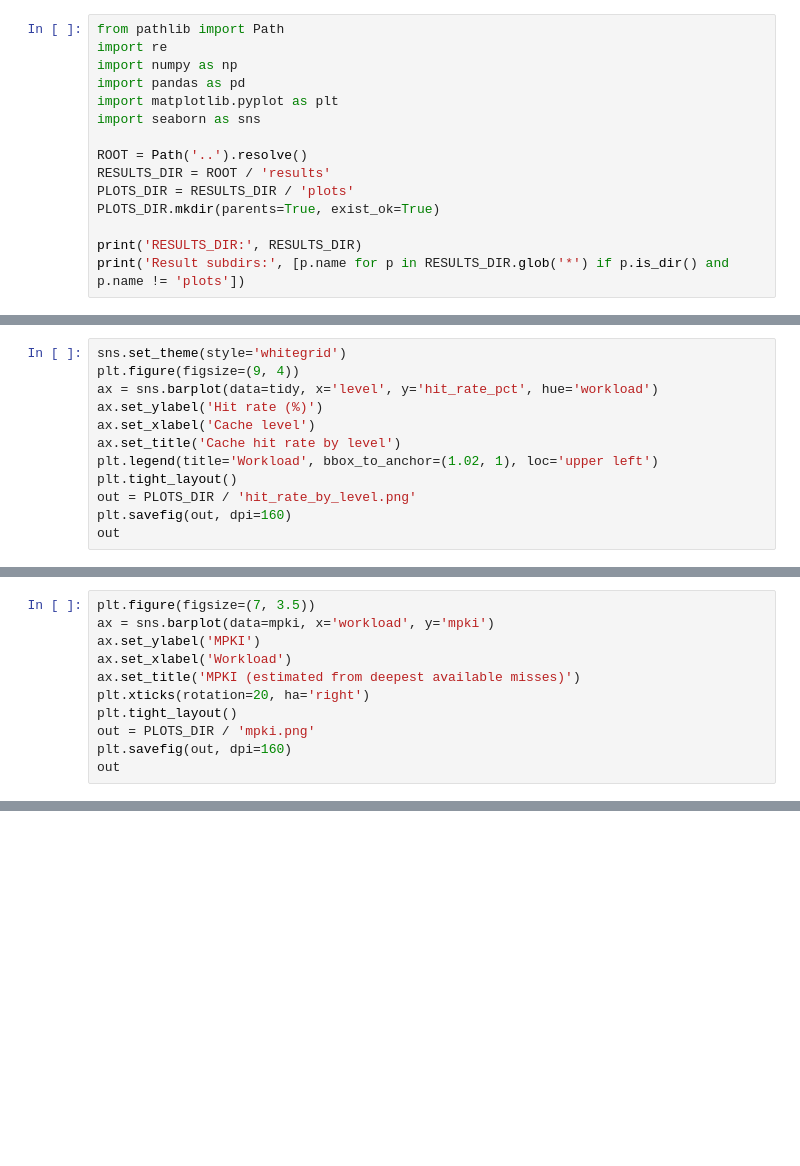
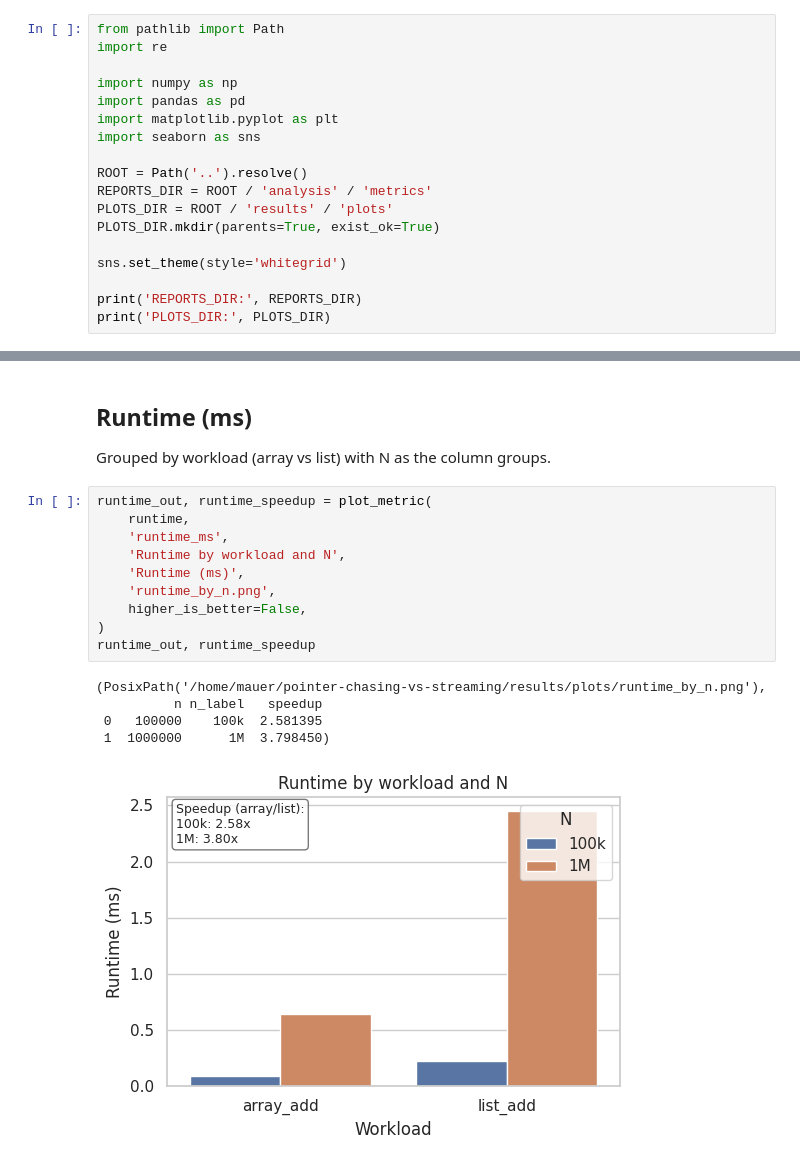
Before and after one commit to mauer4/pointer-chasing-vs-streaming, a Jupyter notebook: notebooks/analysis.ipynb, the cells around one changed output, grey strips where cells are left out. Drawn from its saved outputs; the diff is of its cells as text; blank space fills up the shorter version.

Commit message:
Results update and plots showing

```diff
--- a/notebooks/analysis.ipynb
+++ b/notebooks/analysis.ipynb
@@ -18,15 +11,18 @@ Import the necessary libraries for parsing results and plotting.
 # %%
 from pathlib import Path
 import re
+
 import numpy as np
 import pandas as pd
 import matplotlib.pyplot as plt
 import seaborn as sns
 
 ROOT = Path('..').resolve()
-RESULTS_DIR = ROOT / 'results'
-PLOTS_DIR = RESULTS_DIR / 'plots'
+REPORTS_DIR = ROOT / 'analysis' / 'metrics'
+PLOTS_DIR = ROOT / 'results' / 'plots'
 PLOTS_DIR.mkdir(parents=True, exist_ok=True)
 
-print('RESULTS_DIR:', RESULTS_DIR)
-print('Result subdirs:', [p.name for p in RESULTS_DIR.glob('*') if p.is_dir() and p.name != 'plots'])
+sns.set_theme(style='whitegrid')
+
+print('REPORTS_DIR:', REPORTS_DIR)
+print('PLOTS_DIR:', PLOTS_DIR)
@@ -160,12 +31,0 @@ tidy
-# %%
-sns.set_theme(style='whitegrid')
-plt.figure(figsize=(9, 4))
-ax = sns.barplot(data=tidy, x='level', y='hit_rate_pct', hue='workload')
-ax.set_ylabel('Hit rate (%)')
-ax.set_xlabel('Cache level')
-ax.set_title('Cache hit rate by level')
-plt.legend(title='Workload', bbox_to_anchor=(1.02, 1), loc='upper left')
-plt.tight_layout()
-out = PLOTS_DIR / 'hit_rate_by_level.png'
-plt.savefig(out, dpi=160)
-out
@@ -181,11 +31,0 @@ mpki
-# %%
-plt.figure(figsize=(7, 3.5))
-ax = sns.barplot(data=mpki, x='workload', y='mpki')
-ax.set_ylabel('MPKI')
-ax.set_xlabel('Workload')
-ax.set_title('MPKI (estimated from deepest available misses)')
-plt.xticks(rotation=20, ha='right')
-plt.tight_layout()
-out = PLOTS_DIR / 'mpki.png'
-plt.savefig(out, dpi=160)
-out
@@ -199,0 +256,20 @@ If you want, I can extend the parser once we see the exact `sim.txt` format prod
+# %% [markdown]
+## Runtime (ms)
+
+Grouped by workload (array vs list) with N as the column groups.
+# %%
+runtime_out, runtime_speedup = plot_metric(
+    runtime,
+    'runtime_ms',
+    'Runtime by workload and N',
+    'Runtime (ms)',
+    'runtime_by_n.png',
+    higher_is_better=False,
+)
+runtime_out, runtime_speedup
+# %% [output]
+(PosixPath('/home/mauer/pointer-chasing-vs-streaming/results/plots/runtime_by_n.png'),
+          n n_label   speedup
+ 0   100000    100k  2.581395
+ 1  1000000      1M  3.798450)
+[figure, added]
```
Also changed, not shown: parts of 22 cells of this notebook, 4 other files.
